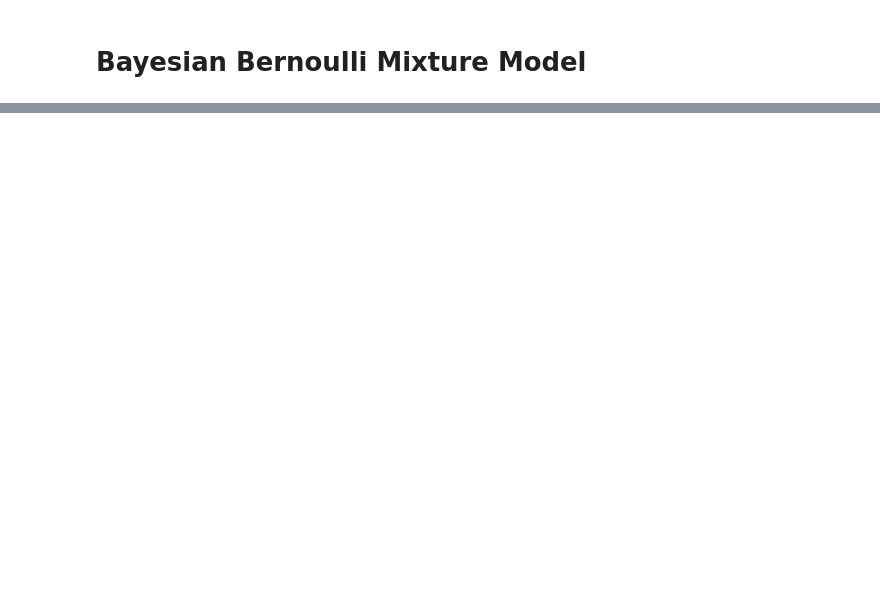
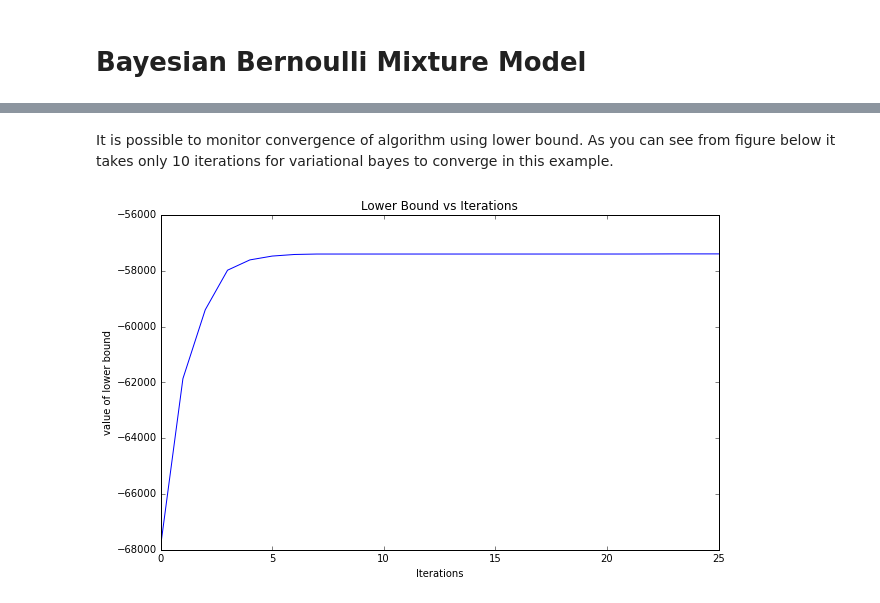
Before and after one commit to AmazaspShumik/sklearn-bayes, a Jupyter notebook: ipython_notebooks_tutorials/mixture_models/example_bernoulli_mixture.ipynb, the cells around one changed output, grey strips where cells are left out. Drawn from its saved outputs; the diff is of its cells as text; code cells hidden in the pictures; blank space fills up the shorter version.

```diff
--- a/ipython_notebooks_tutorials/mixture_models/example_bernoulli_mixture.ipynb
+++ b/ipython_notebooks_tutorials/mixture_models/example_bernoulli_mixture.ipynb
@@ -49,0 +64,12 @@ reshape(a, newshape, order='C')
+# %% [markdown]
+It is possible to monitor convergence of algorithm using lower bound. As you can see from figure below it takes only 10 iterations for variational bayes to converge in this example.
+# %%
+
+plt.figure(figsize = (10,6))
+plt.plot(bmm.scores_[1:])
+plt.xlabel('Iterations')
+plt.ylabel('value of lower bound')
+plt.title('Lower Bound vs Iterations')
+plt.show()
+# %% [output]
+[figure, added]
```
Also changed, not shown: parts of 10 cells of this notebook.
